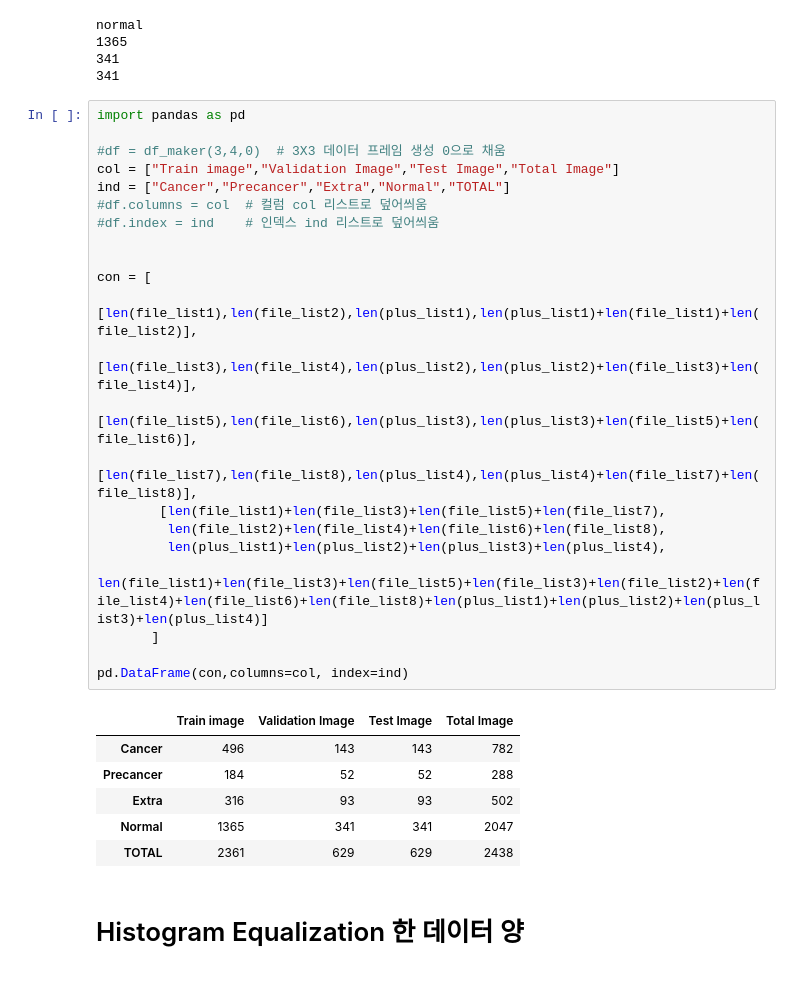
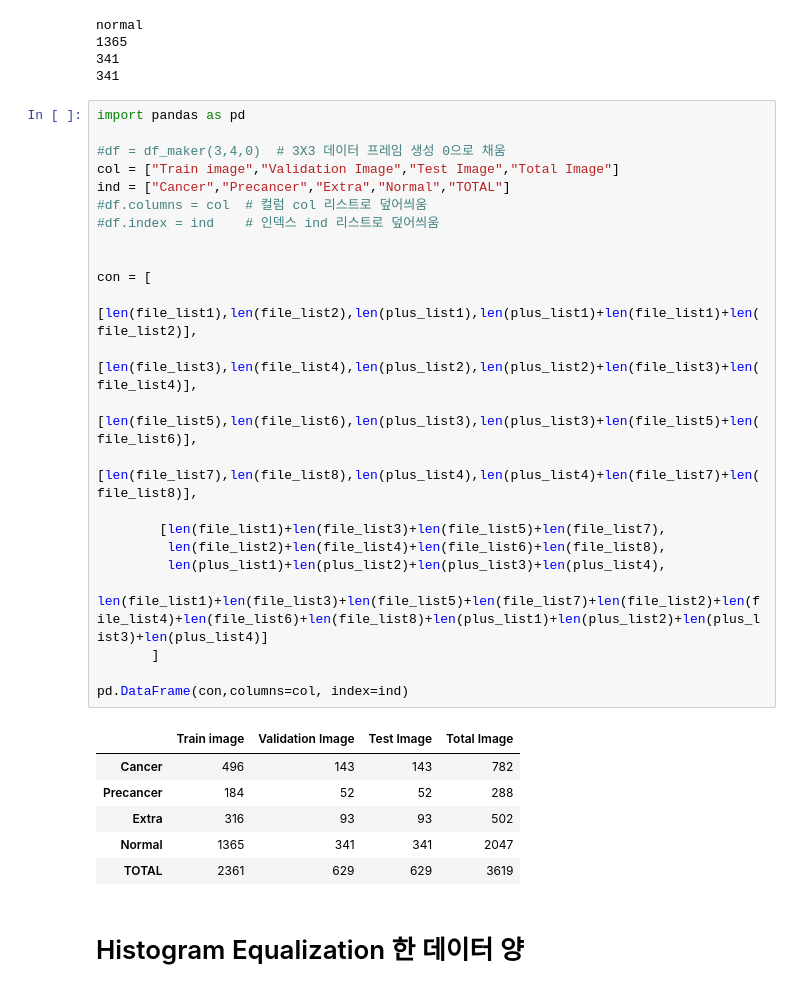
Before and after one commit to leekate/2020-ctrc-OralCancer-Classification-project, a Jupyter notebook: Oral_Detect_my_ResNet.ipynb, the cells around one changed output. Saved outputs shown, nothing was run; the diff lists cells and outputs as text.

```diff
--- a/Oral_Detect_my_ResNet.ipynb
+++ b/Oral_Detect_my_ResNet.ipynb
@@ -197,32 +197,33 @@ normal
 # %%
 import pandas as pd
 
 #df = df_maker(3,4,0)  # 3X3 데이터 프레임 생성 0으로 채움
 col = ["Train image","Validation Image","Test Image","Total Image"]
 ind = ["Cancer","Precancer","Extra","Normal","TOTAL"]
 #df.columns = col  # 컬럼 col 리스트로 덮어씌움
 #df.index = ind    # 인덱스 ind 리스트로 덮어씌움
 
 
 con = [
        [len(file_list1),len(file_list2),len(plus_list1),len(plus_list1)+len(file_list1)+len(file_list2)],
        [len(file_list3),len(file_list4),len(plus_list2),len(plus_list2)+len(file_list3)+len(file_list4)],
        [len(file_list5),len(file_list6),len(plus_list3),len(plus_list3)+len(file_list5)+len(file_list6)],
        [len(file_list7),len(file_list8),len(plus_list4),len(plus_list4)+len(file_list7)+len(file_list8)],
+
         [len(file_list1)+len(file_list3)+len(file_list5)+len(file_list7),
          len(file_list2)+len(file_list4)+len(file_list6)+len(file_list8),
          len(plus_list1)+len(plus_list2)+len(plus_list3)+len(plus_list4),
-        len(file_list1)+len(file_list3)+len(file_list5)+len(file_list3)+len(file_list2)+len(file_list4)+len(file_list6)+len(file_list8)+len(plus_list1)+len(plus_list2)+len(plus_list3)+len(plus_list4)]
+        len(file_list1)+len(file_list3)+len(file_list5)+len(file_list7)+len(file_list2)+len(file_list4)+len(file_list6)+len(file_list8)+len(plus_list1)+len(plus_list2)+len(plus_list3)+len(plus_list4)]
        ]
 
 pd.DataFrame(con,columns=col, index=ind)
 # %% [output]
 |  | Train image | Validation Image | Test Image | Total Image |
 | Cancer | 496 | 143 | 143 | 782 |
 | Precancer | 184 | 52 | 52 | 288 |
 | Extra | 316 | 93 | 93 | 502 |
 | Normal | 1365 | 341 | 341 | 2047 |
-| TOTAL | 2361 | 629 | 629 | 2438 |
+| TOTAL | 2361 | 629 | 629 | 3619 |
 # %% [markdown]
 # Histogram Equalization 한 데이터 양
 # %%
```
Also changed, not shown: parts of 1 cell of this notebook.
